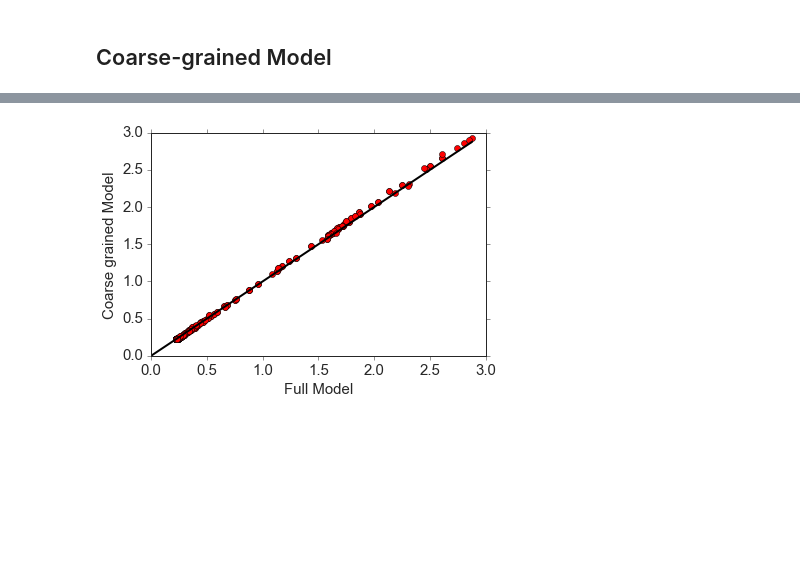
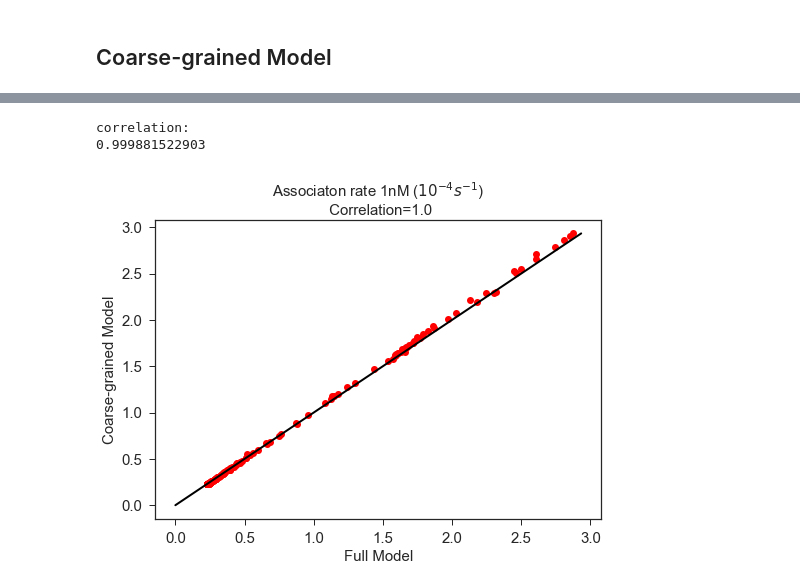
Before and after one commit to martin-depken/Energy-Landscape, a Jupyter notebook: code_Boyle/characterising free-energy landscape (d)Cas9 not initiation limited_NewSelection.ipynb, the cells around one changed output, grey strips where cells are left out. Cells and saved outputs as stored; diff of their text form; code cells hidden in the pictures; blank space fills up the shorter version.

```diff
--- a/code_Boyle/characterising free-energy landscape (d)Cas9 not initiation limited_NewSelection.ipynb
+++ b/code_Boyle/characterising free-energy landscape (d)Cas9 not initiation limited_NewSelection.ipynb
@@ -278,11 +278,11 @@ _,_ = plt_B.plot_heatmap(Model_on ,kind='OnRate')
-# %%
-ymax = np.max(best_model*10**4)
-plt.plot(best_model* 10 ** 4, k_on_mat* 10 ** 4, 'ro');
-plt.plot([0.0, ymax], [0.0, ymax], 'k', lw=2)
-#plt.title('Associaton rate 1nM ($10^{-4} s^{-1}$)\n Correlation='+str(float(round(1000*corr))/1000), fontsize=15)
-plt.xlabel('Full Model', fontsize=15)
-plt.ylabel('Coarse grained Model', fontsize=15)
-plt.xticks(fontsize=15)
-plt.yticks(fontsize=15);
-# %% [output]
-[figure, removed]
+# %%
+corr,_ = cg.Model_Model_correlation(best_model, k_on_mat, Plot=True)
+ax = plt.gca()
+ax.set_xlabel('Full Model')
+ax.set_ylabel('Coarse-grained Model')
+print 'correlation:'
+print corr
+# %% [output]
+correlation:
+0.999881522903
+[figure, added]
```
Also changed, not shown: parts of 4 cells of this notebook.
